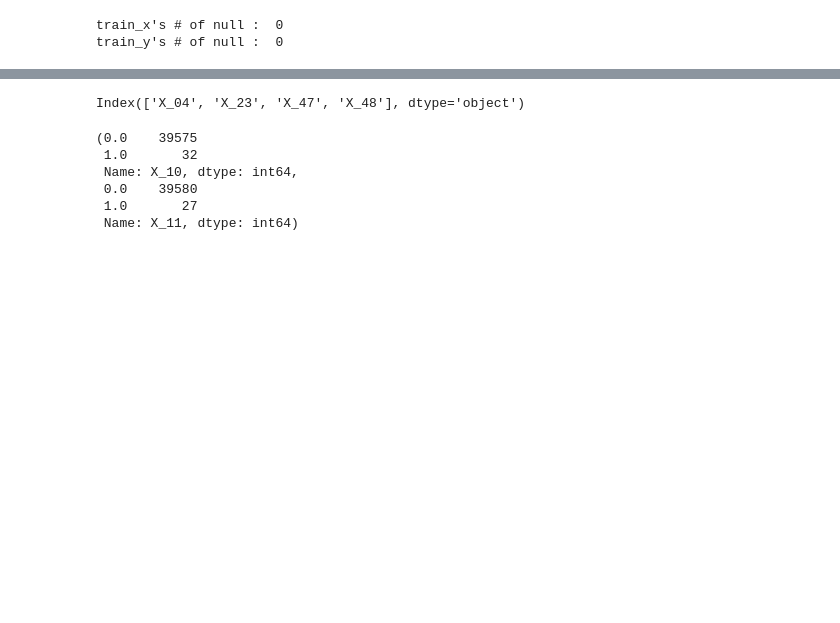
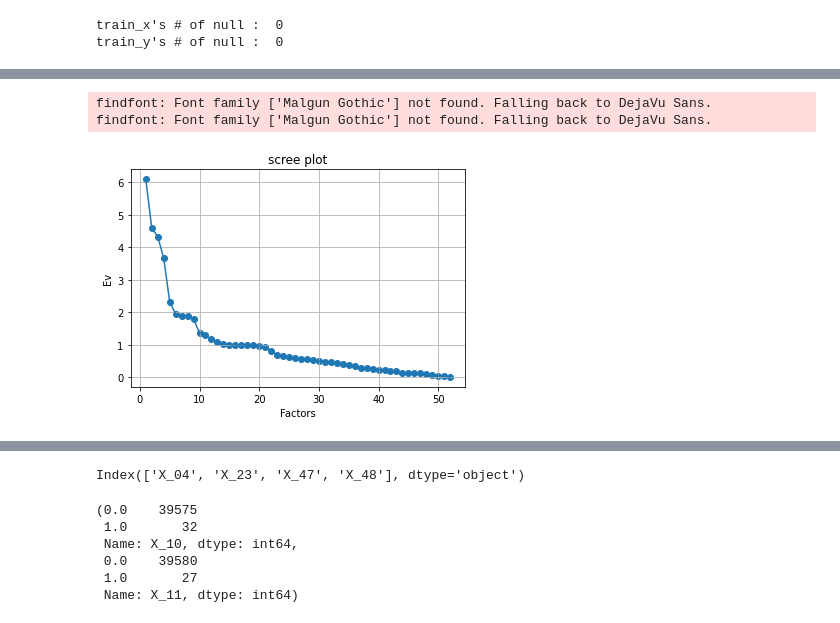
Before and after one commit to Hyunseo-BA/Dacon, a Jupyter notebook: Check_data.ipynb, the cells around one changed output, grey strips where cells are left out. Saved outputs shown, nothing was run; the diff lists cells and outputs as text; code cells hidden in the pictures; blank space fills up the shorter version.

```diff
--- a/Check_data.ipynb
+++ b/Check_data.ipynb
@@ -85,0 +185,7 @@ group_dict = {
+# %%
+# 요인 수 선택
+fa = FactorAnalyzer(rotation=None)
+fa.fit(train_x)
+
+ev, v =fa.get_eigenvalues()
+ev
@@ -85,0 +204,13 @@ group_dict = {
+# %%
+plt.scatter(range(1,train_x.shape[1]+1), ev)
+plt.plot(range(1,train_x.shape[1]+1), ev)
+
+plt.title("scree plot")
+plt.xlabel('Factors')
+plt.ylabel('Ev')
+plt.grid()
+plt.show()
+# %% [output]
+findfont: Font family ['Malgun Gothic'] not found. Falling back to DejaVu Sans.
+findfont: Font family ['Malgun Gothic'] not found. Falling back to DejaVu Sans.
+[figure, added]
```
Also changed, not shown: parts of 11 cells of this notebook.
